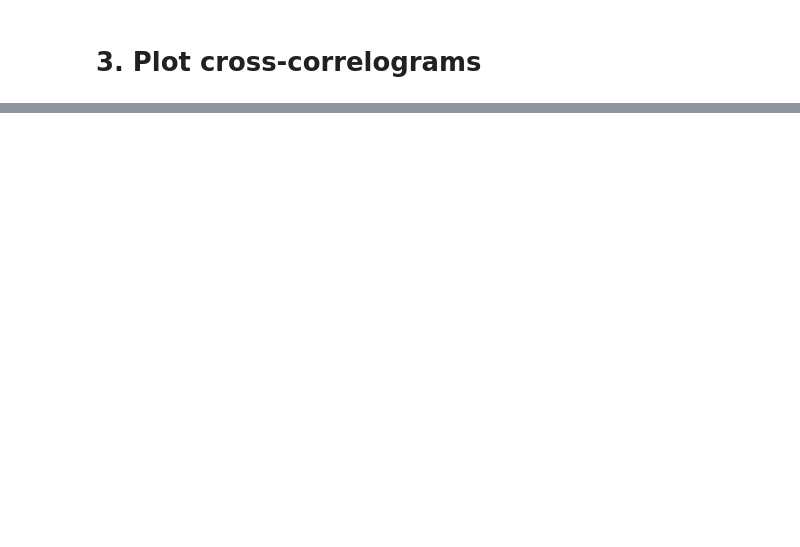
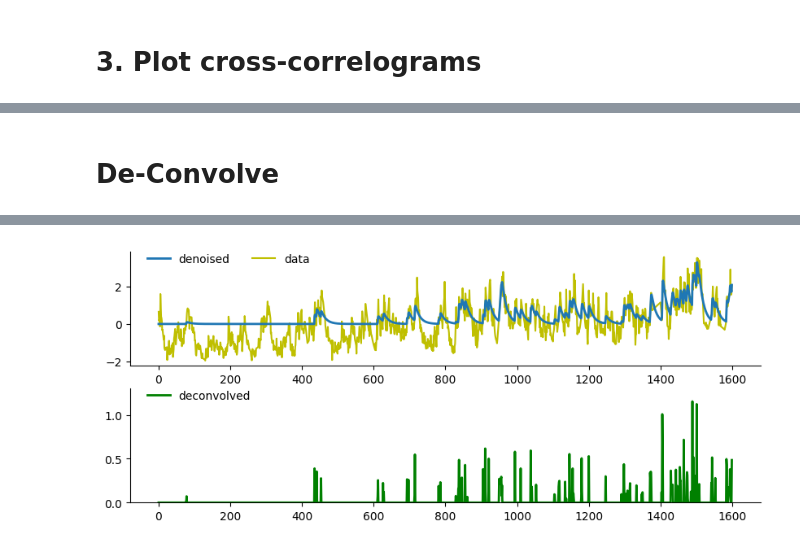
Before and after one commit to dralvima/IITmethods, a Jupyter notebook: ChatGPT4Worm.ipynb, the cells around one changed output, grey strips where cells are left out. Saved outputs shown, nothing was run; the diff lists cells and outputs as text; code cells hidden in the pictures; blank space fills up the shorter version.

```diff
--- a/ChatGPT4Worm.ipynb
+++ b/ChatGPT4Worm.ipynb
@@ -134,0 +168,13 @@ plt.show()
+# %%
+%matplotlib inline
+
+import numpy as np
+import matplotlib.pyplot as plt
+from sys import path
+path.append('..')
+from oasis.functions import gen_data, gen_sinusoidal_data, deconvolve, estimate_parameters
+from oasis.plotting import simpleaxis
+from oasis.oasis_methods import oasisAR1, oasisAR2
+!apt install texlive texlive-xetex texlive-latex-extra pandoc
+!apt install cm-super
+!apt install dvipng
@@ -134,0 +199,38 @@ plt.show()
+# %% [markdown]
+# **De-Convolve**
+# %%
+%matplotlib inline
+
+import numpy as np
+import matplotlib.pyplot as plt
+from sys import path
+path.append('..')
+from oasis.functions import gen_data, gen_sinusoidal_data, deconvolve, estimate_parameters
+from oasis.plotting import simpleaxis
+from oasis.oasis_methods import oasisAR1, oasisAR2
+
+
+def plot_trace():
+    plt.figure(figsize=(10,4))
+    plt.subplot(211)
+    plt.plot(b+c, lw=2, label='denoised')
+    plt.plot(y, label='data', zorder=-12, c='y')
+    plt.legend(ncol=3, frameon=False, loc=(.02,.85))
+    simpleaxis(plt.gca())
+    plt.subplot(212)
+    plt.plot(s, lw=2, label='deconvolved', c='g')
+    plt.ylim(0,1.3)
+    plt.legend(ncol=3, frameon=False, loc=(.02,.85));
+    simpleaxis(plt.gca())
+
+
+# convert python list to np.array
+ca_list = neuron_data[neuron_index1]
+y = np.array(ca_list)
+
+# de-convolve
+%time c, s, b, g, lam = deconvolve(y, g=(None,None), penalty=1)
+
+# plot
+plot_trace()
+# %% [output]
@@ -134,0 +239 @@ plt.show()
+[figure, added]
```
Also changed, not shown: parts of 7 cells of this notebook.
